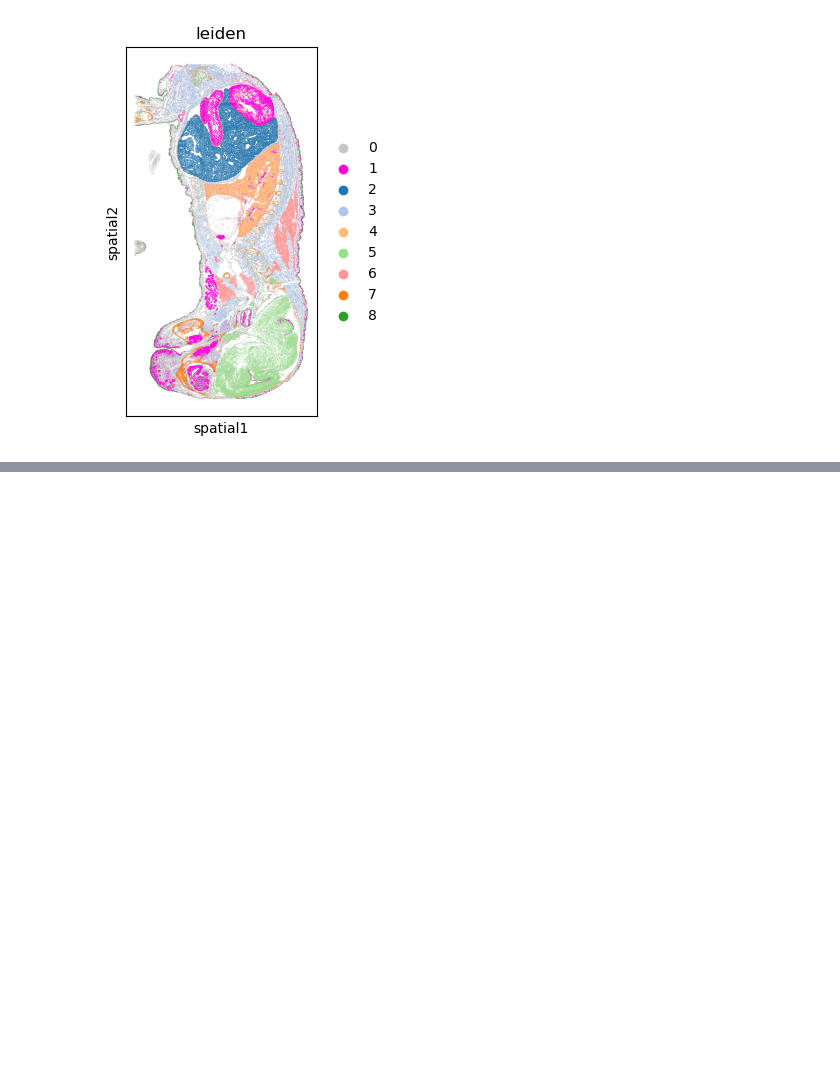
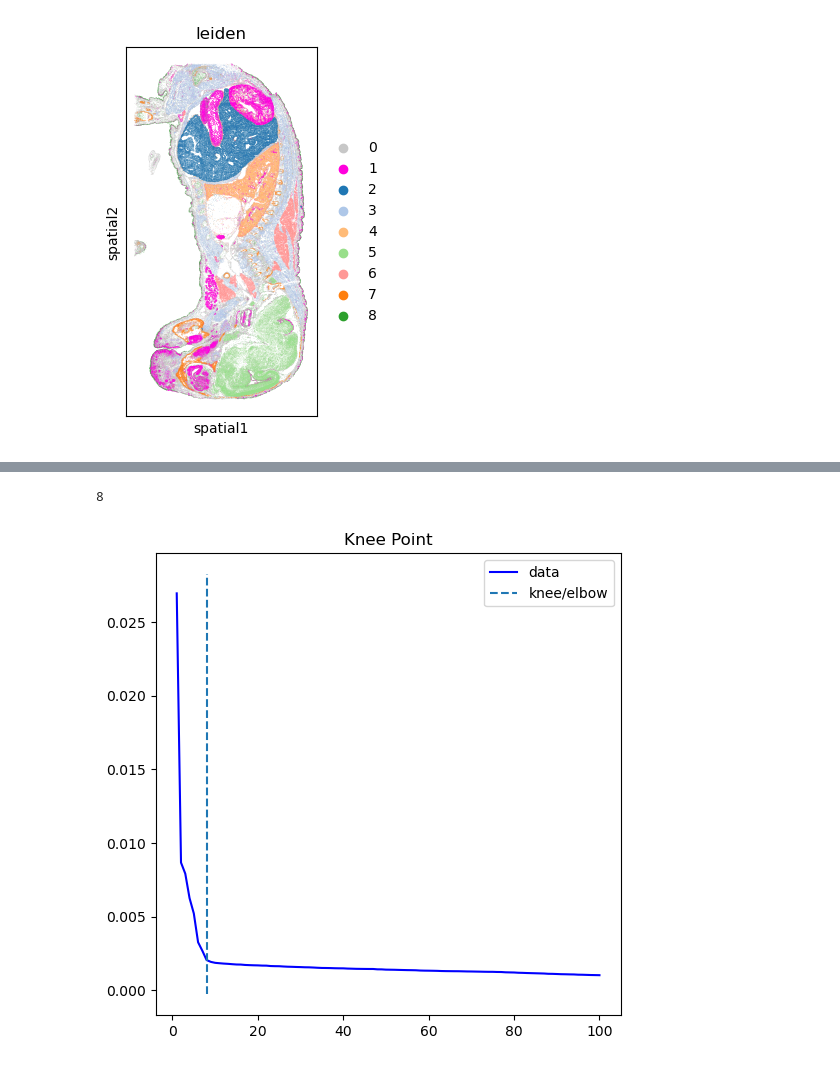
Before and after one commit to pnucolab/stLENS-tutorials, a Jupyter notebook: spatial_large_scale.ipynb, the cells around one changed output, grey strips where cells are left out. Saved outputs shown, nothing was run; the diff lists cells and outputs as text; code cells hidden in the pictures; blank space fills up the shorter version.

```diff
--- a/spatial_large_scale.ipynb
+++ b/spatial_large_scale.ipynb
@@ -172,0 +175,4 @@ saving figure to file figures/showscanpy_ref_leiden_spatial_final.pdf
+# %%
+import scanpy as sc
+adata_kn = sc.read_h5ad("./scanpy_out.h5ad")
+adata_kn
@@ -172,0 +185,7 @@ saving figure to file figures/showscanpy_ref_leiden_spatial_final.pdf
+# %%
+import scanpy as sc
+
+adata_kn.layers["counts"] = adata_kn.X.copy()
+sc.pp.filter_cells(adata_kn, min_genes=200)
+sc.pp.filter_genes(adata_kn, min_cells=15)
+adata_kn
@@ -172,0 +217,15 @@ saving figure to file figures/showscanpy_ref_leiden_spatial_final.pdf
+# %%
+import numpy as np
+
+y = adata_kn.uns['pca']['variance_ratio']
+x = np.arange(1, len(y) + 1)
+# %%
+direction, curve = find_shape(x, y)
+kl = KneeLocator(x, y, curve=curve, direction=direction)
+optimal_pc = int(kl.knee)
+
+print(kl.knee)
+kl.plot_knee()
+# %% [output]
+8
+[figure, added]
```
Also changed, not shown: parts of 8 cells of this notebook, 1 other file.
